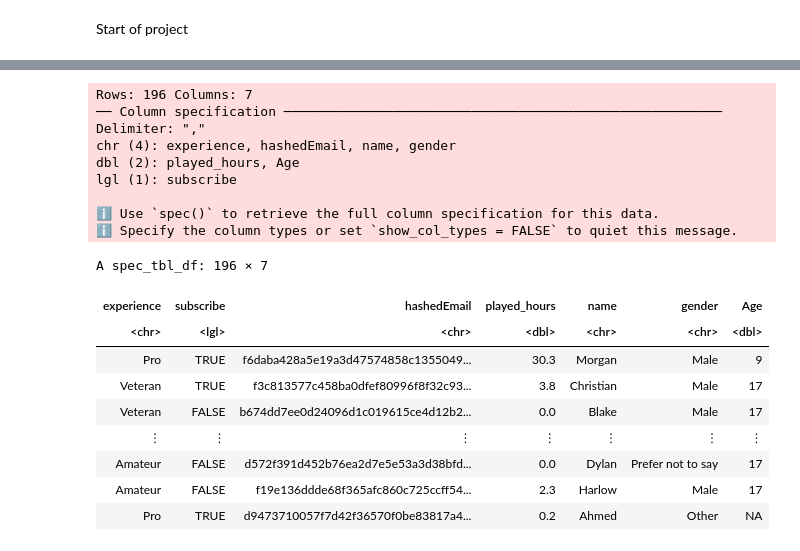
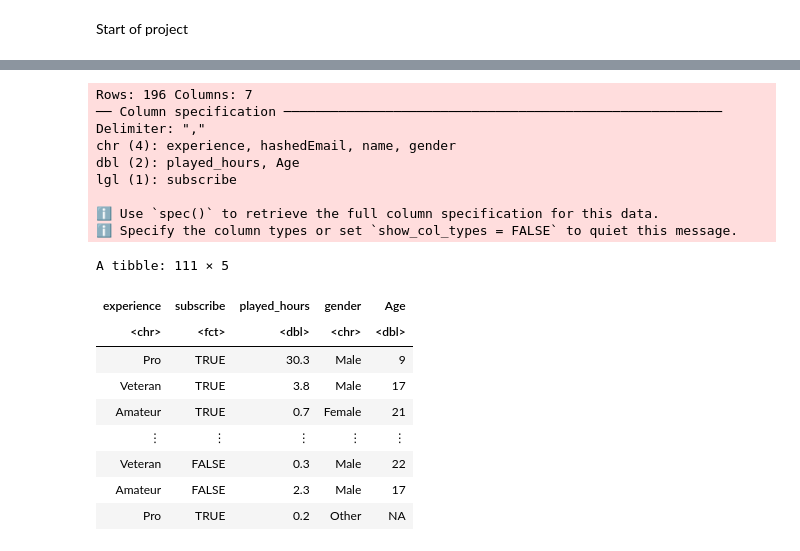
Before and after one commit to autumnbella0121/DSCI100-Group5-GroupProject, a Jupyter notebook: Untitled.ipynb, the cells around one changed output, grey strips where cells are left out. Drawn from its saved outputs; the diff is of its cells as text; code cells hidden in the pictures.

```diff
--- a/Untitled.ipynb
+++ b/Untitled.ipynb
@@ -28,24 +9,26 @@ ERROR: Error in file(filename, "r", encoding = encoding): cannot open the connec
 # %%
-player_data <- read_csv("https://raw.githubusercontent.com/Cna-51/minecraft_indiv/refs/heads/main/players%20(1).csv")
-
+player_data <- read_csv("https://raw.githubusercontent.com/Cna-51/minecraft_indiv/refs/heads/main/players%20(1).csv") |>
+    select(-hashedEmail, -name) |>
+    filter(played_hours > 0) |>
+    mutate(subscribe = as.factor(subscribe))
 player_data
 # %% [output]
 Rows: 196 Columns: 7
 ── Column specification ────────────────────────────────────────────────────────
 Delimiter: ","
 chr (4): experience, hashedEmail, name, gender
 dbl (2): played_hours, Age
 lgl (1): subscribe
 
 ℹ Use `spec()` to retrieve the full column specification for this data.
 ℹ Specify the column types or set `show_col_types = FALSE` to quiet this message.
-A spec_tbl_df: 196 × 7
+A tibble: 111 × 5
-| experience | subscribe | hashedEmail | played_hours | name | gender | Age |
-| <chr> | <lgl> | <chr> | <dbl> | <chr> | <chr> | <dbl> |
-| Pro | TRUE | f6daba428a5e19a3d47574858c1355049... | 30.3 | Morgan | Male | 9 |
-| Veteran | TRUE | f3c813577c458ba0dfef80996f8f32c93... | 3.8 | Christian | Male | 17 |
-| Veteran | FALSE | b674dd7ee0d24096d1c019615ce4d12b2... | 0.0 | Blake | Male | 17 |
-| ⋮ | ⋮ | ⋮ | ⋮ | ⋮ | ⋮ | ⋮ |
-| Amateur | FALSE | d572f391d452b76ea2d7e5e53a3d38bfd... | 0.0 | Dylan | Prefer not to say | 17 |
-| Amateur | FALSE | f19e136ddde68f365afc860c725ccff54... | 2.3 | Harlow | Male | 17 |
-| Pro | TRUE | d9473710057f7d42f36570f0be83817a4... | 0.2 | Ahmed | Other | NA |
+| experience | subscribe | played_hours | gender | Age |
+| <chr> | <fct> | <dbl> | <chr> | <dbl> |
+| Pro | TRUE | 30.3 | Male | 9 |
+| Veteran | TRUE | 3.8 | Male | 17 |
+| Amateur | TRUE | 0.7 | Female | 21 |
+| ⋮ | ⋮ | ⋮ | ⋮ | ⋮ |
+| Veteran | FALSE | 0.3 | Male | 22 |
+| Amateur | FALSE | 2.3 | Male | 17 |
+| Pro | TRUE | 0.2 | Other | NA |
```
Also changed, not shown: parts of 6 cells of this notebook, 1 other file.
